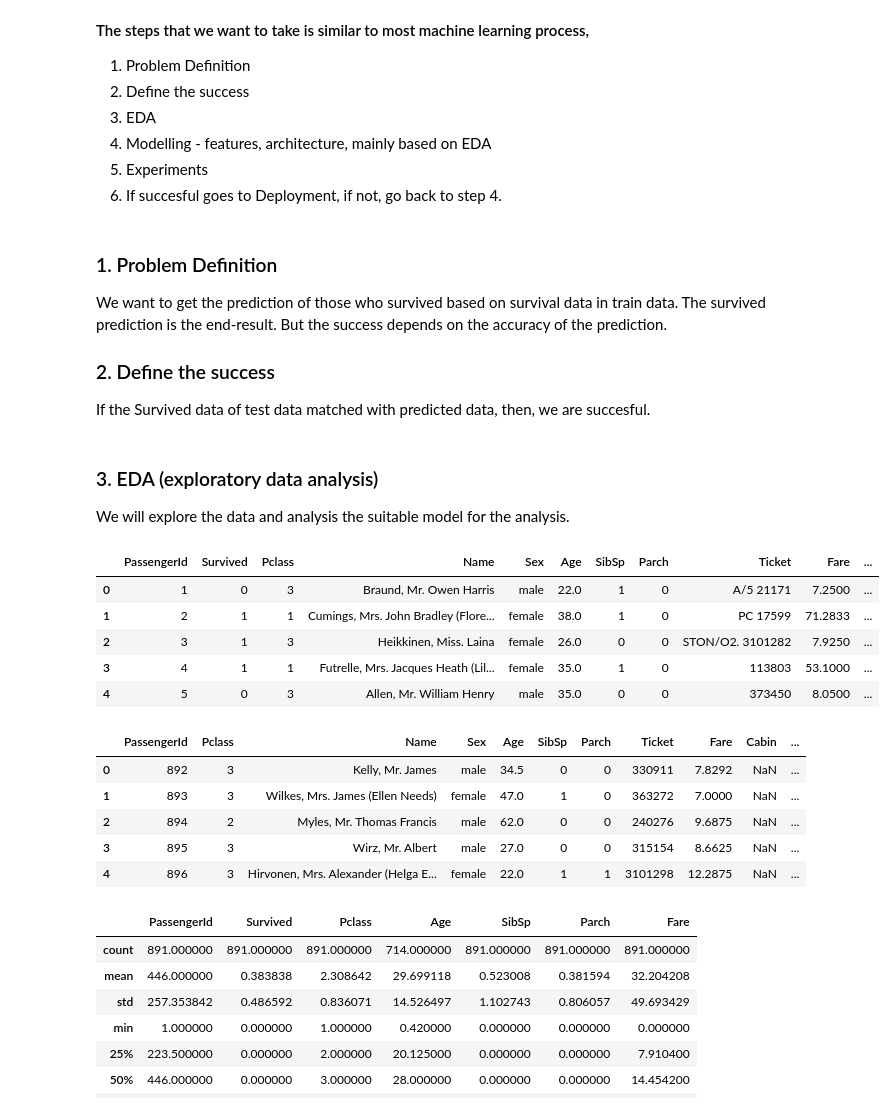
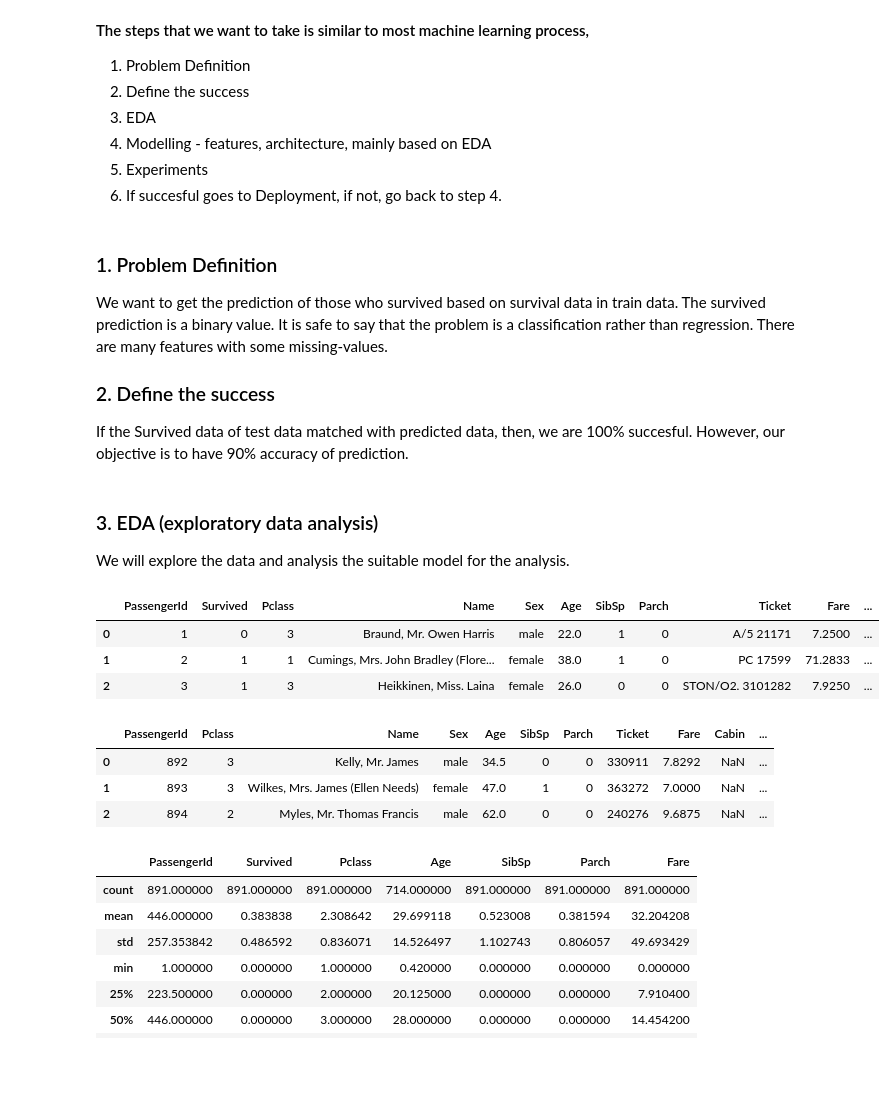
Before and after one commit to farahanams/ML-practices, a Jupyter notebook: Titanic Kaggle/Titanic Kaggle Competition.ipynb, the cells around one changed output. Saved outputs shown, nothing was run; the diff lists cells and outputs as text; code cells hidden in the pictures; blank space fills up the shorter version.

```diff
--- a/Titanic Kaggle/Titanic Kaggle Competition.ipynb
+++ b/Titanic Kaggle/Titanic Kaggle Competition.ipynb
@@ -13,10 +13,10 @@ This competition is suitable for beginner, nonetheless, it requires bunch of mac
 6. If succesful goes to Deployment, if not, go back to step 4.
 # %% [markdown]
 ### 1. Problem Definition
-We want to get the prediction of those who survived based on survival data in train data. The survived prediction is the end-result. But the success depends on the accuracy of the prediction.
+We want to get the prediction of those who survived based on survival data in train data. The survived prediction is a binary value. It is safe to say that the problem is a classification rather than regression. There are many features with some missing-values.
 
 ### 2. Define the success
-If the Survived data of test data matched with predicted data, then, we are succesful.
+If the Survived data of test data matched with predicted data, then, we are 100% succesful. However, our objective is to have 90% accuracy of prediction.
 # %% [markdown]
 ### 3. EDA (exploratory data analysis)
 We will explore the data and analysis the suitable model for the analysis.
@@ -34,25 +33,21 @@ warnings.filterwarnings("ignore")
 # %%
 # Input train data files
 train_data = pd.read_csv('train.csv')
-train_data.head()
+train_data.head(3)
 # %% [output]
 |  | PassengerId | Survived | Pclass | Name | Sex | Age | SibSp | Parch | Ticket | Fare | ... |
 | 0 | 1 | 0 | 3 | Braund, Mr. Owen Harris | male | 22.0 | 1 | 0 | A/5 21171 | 7.2500 | ... |
 | 1 | 2 | 1 | 1 | Cumings, Mrs. John Bradley (Flore... | female | 38.0 | 1 | 0 | PC 17599 | 71.2833 | ... |
 | 2 | 3 | 1 | 3 | Heikkinen, Miss. Laina | female | 26.0 | 0 | 0 | STON/O2. 3101282 | 7.9250 | ... |
-| 3 | 4 | 1 | 1 | Futrelle, Mrs. Jacques Heath (Lil... | female | 35.0 | 1 | 0 | 113803 | 53.1000 | ... |
-| 4 | 5 | 0 | 3 | Allen, Mr. William Henry | male | 35.0 | 0 | 0 | 373450 | 8.0500 | ... |
 # %%
 # Input test data files
 test_data = pd.read_csv('test.csv')
-test_data.head()
+test_data.head(3)
 # %% [output]
 |  | PassengerId | Pclass | Name | Sex | Age | SibSp | Parch | Ticket | Fare | Cabin | ... |
 | 0 | 892 | 3 | Kelly, Mr. James | male | 34.5 | 0 | 0 | 330911 | 7.8292 | NaN | ... |
 | 1 | 893 | 3 | Wilkes, Mrs. James (Ellen Needs) | female | 47.0 | 1 | 0 | 363272 | 7.0000 | NaN | ... |
 | 2 | 894 | 2 | Myles, Mr. Thomas Francis | male | 62.0 | 0 | 0 | 240276 | 9.6875 | NaN | ... |
-| 3 | 895 | 3 | Wirz, Mr. Albert | male | 27.0 | 0 | 0 | 315154 | 8.6625 | NaN | ... |
-| 4 | 896 | 3 | Hirvonen, Mrs. Alexander (Helga E... | female | 22.0 | 1 | 1 | 3101298 | 12.2875 | NaN | ... |
 # %%
 train_data.describe()
 # %% [output]
```
Also changed, not shown: parts of 17 cells of this notebook, 3 other files.
